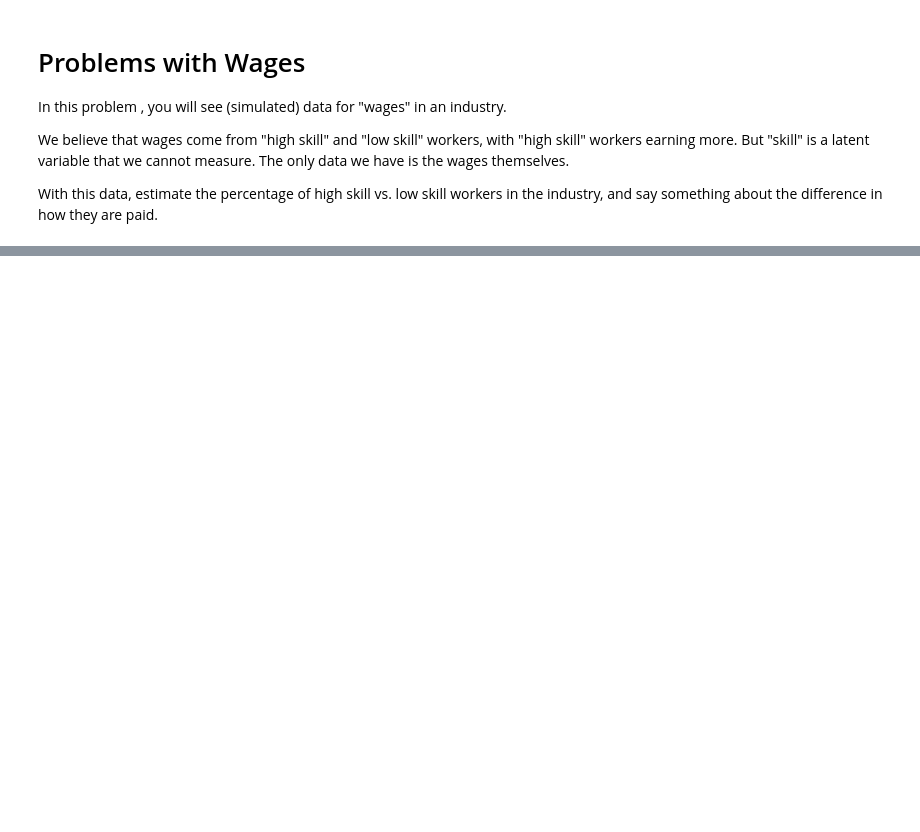
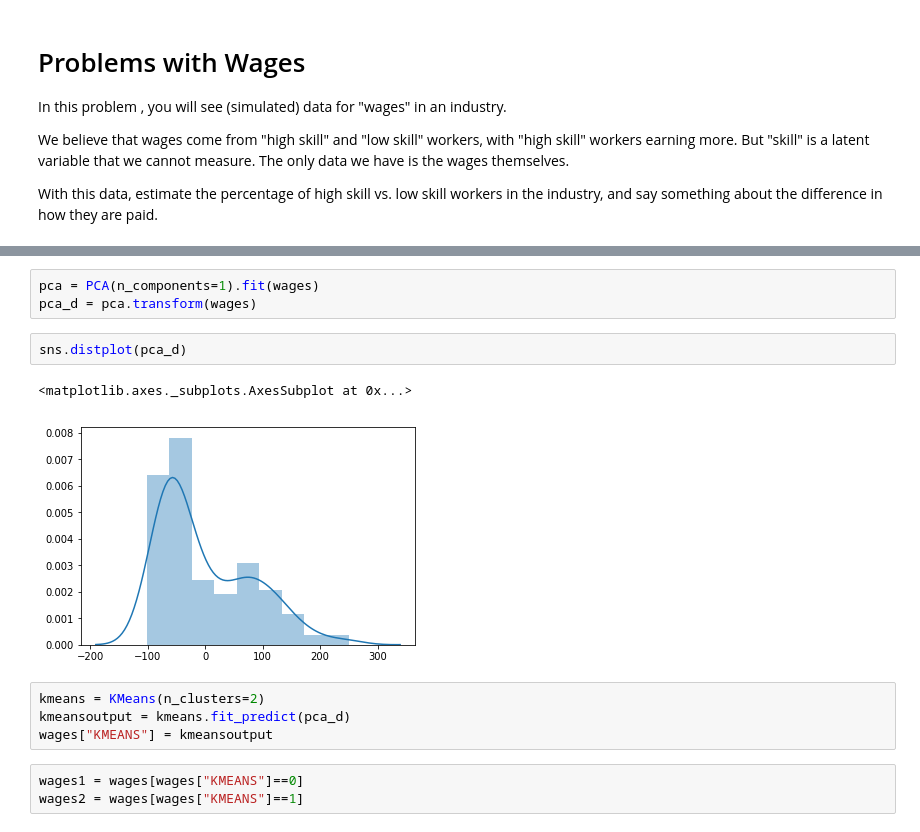
Before and after one commit to LeonardoAlcivar/stats-ta-mixture-models, a Jupyter notebook: exercises.ipynb, the cells around one changed output, grey strips where cells are left out. Cells and saved outputs as stored; diff of their text form; blank space fills up the shorter version.

```diff
--- a/exercises.ipynb
+++ b/exercises.ipynb
@@ -83,0 +458,15 @@ sns.distplot(wages.values, bins=40)
+# %%
+pca = PCA(n_components=1).fit(wages)
+pca_d = pca.transform(wages)
+# %%
+sns.distplot(pca_d)
+# %% [output]
+<matplotlib.axes._subplots.AxesSubplot at 0x...>
+[figure, added]
+# %%
+kmeans = KMeans(n_clusters=2)
+kmeansoutput = kmeans.fit_predict(pca_d)
+wages["KMEANS"] = kmeansoutput
+# %%
+wages1 = wages[wages["KMEANS"]==0]
+wages2 = wages[wages["KMEANS"]==1]
```
Also changed, not shown: parts of 69 cells of this notebook.
